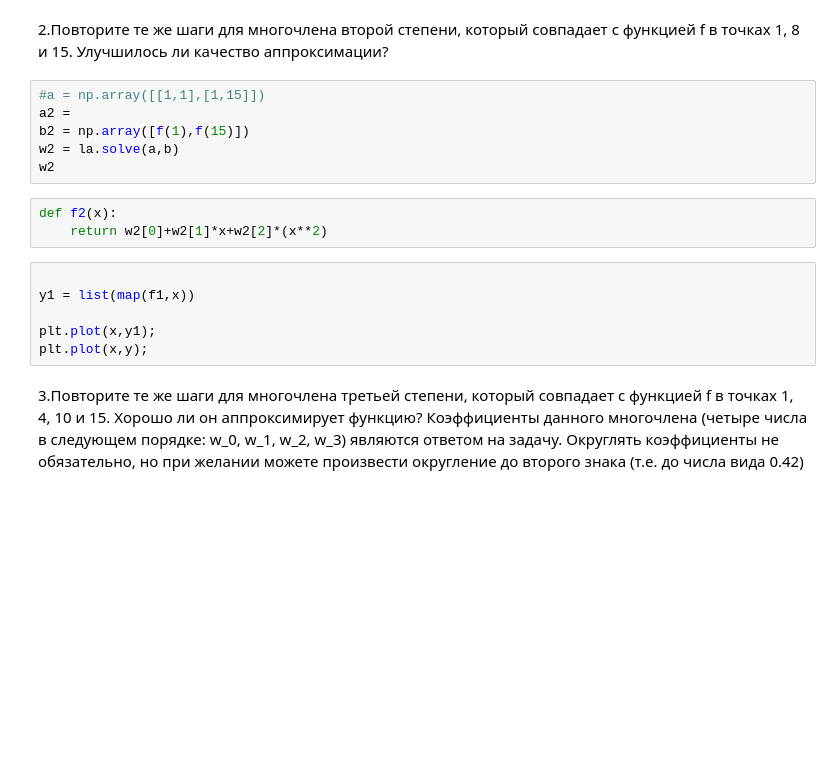
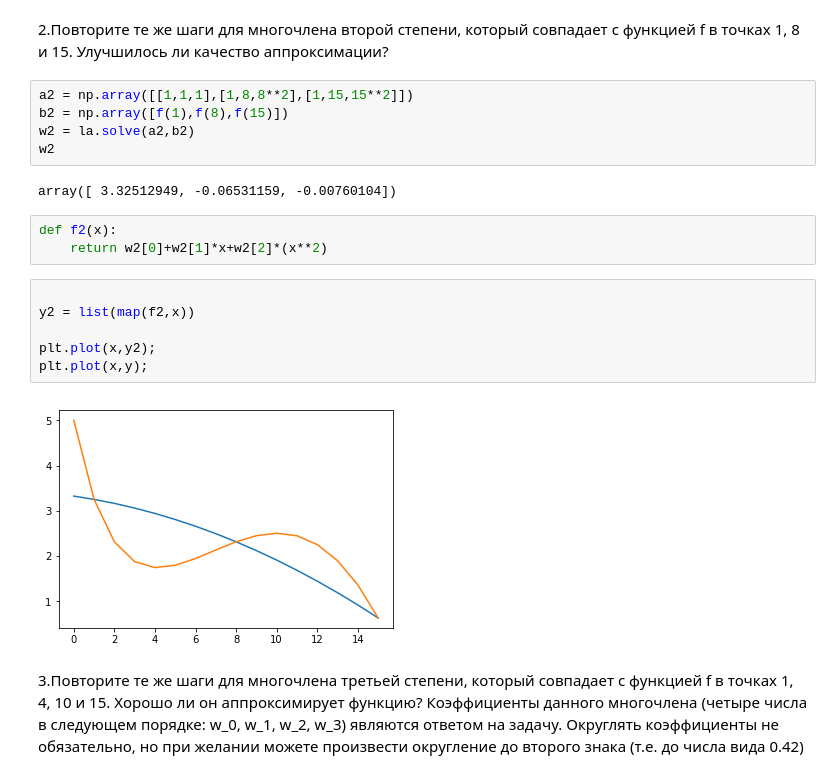
Before and after one commit to lluidesia/my-data-science-study-jam, a Jupyter notebook: Coursera_Machine_learning_data_analysis_specialization/Course_1_Mathematics-and-python/assignments/Approximation.ipynb, the cells around one changed output. Saved outputs shown, nothing was run; the diff lists cells and outputs as text; blank space fills up the shorter version.

```diff
--- a/Coursera_Machine_learning_data_analysis_specialization/Course_1_Mathematics-and-python/assignments/Approximation.ipynb
+++ b/Coursera_Machine_learning_data_analysis_specialization/Course_1_Mathematics-and-python/assignments/Approximation.ipynb
@@ -55,19 +54,22 @@ plt.plot(x,y);
 # %% [markdown]
 2.Повторите те же шаги для многочлена второй степени, который совпадает с функцией f в точках 1, 8 и 15. Улучшилось ли качество аппроксимации?
 # %%
-#a = np.array([[1,1],[1,15]])
-a2 =
-b2 = np.array([f(1),f(15)])
-w2 = la.solve(a,b)
+a2 = np.array([[1,1,1],[1,8,8**2],[1,15,15**2]])
+b2 = np.array([f(1),f(8),f(15)])
+w2 = la.solve(a2,b2)
 w2
+# %% [output]
+array([ 3.32512949, -0.06531159, -0.00760104])
 # %%
 def f2(x):
     return w2[0]+w2[1]*x+w2[2]*(x**2)
 # %%
 
-y1 = list(map(f1,x))
+y2 = list(map(f2,x))
 
-plt.plot(x,y1);
+plt.plot(x,y2);
 plt.plot(x,y);
+# %% [output]
+[figure, added]
 # %% [markdown]
 3.Повторите те же шаги для многочлена третьей степени, который совпадает с функцией f в точках 1, 4, 10 и 15. Хорошо ли он аппроксимирует функцию? Коэффициенты данного многочлена (четыре числа в следующем порядке: w_0, w_1, w_2, w_3) являются ответом на задачу. Округлять коэффициенты не обязательно, но при желании можете произвести округление до второго знака (т.е. до числа вида 0.42)
```
Also changed, not shown: parts of 5 cells of this notebook.
